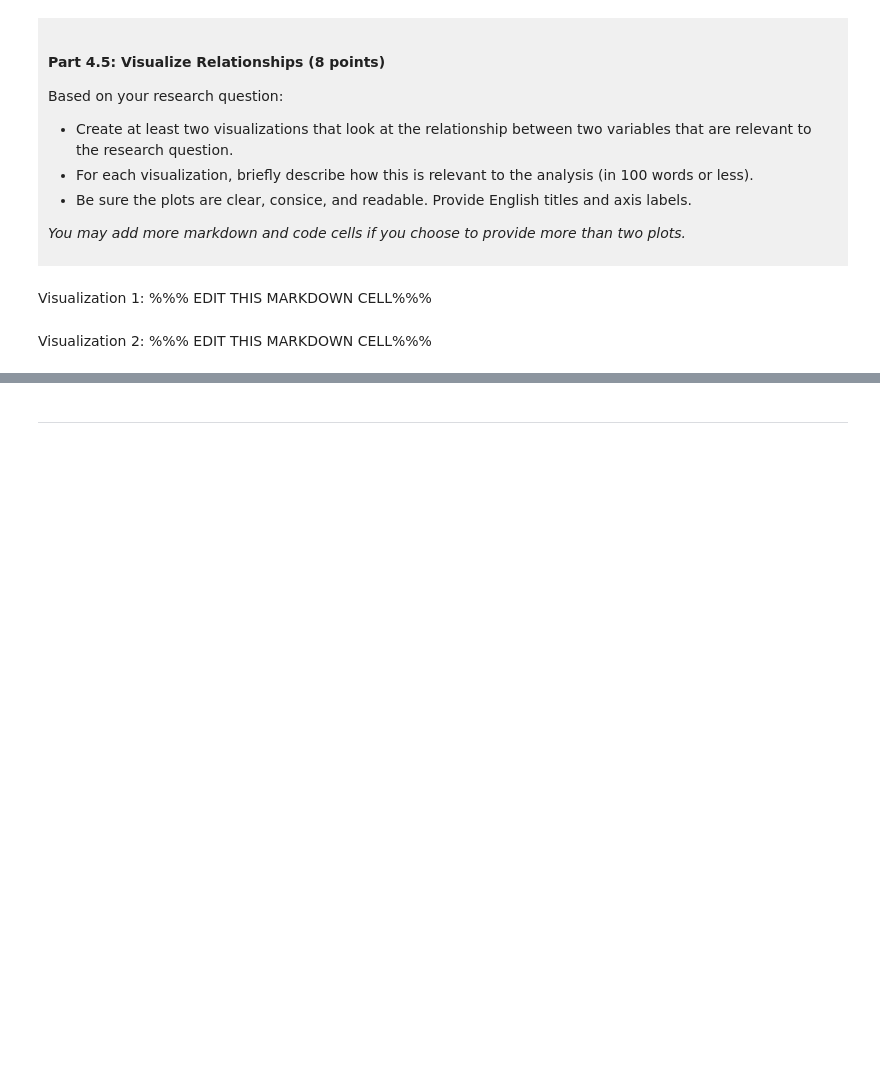
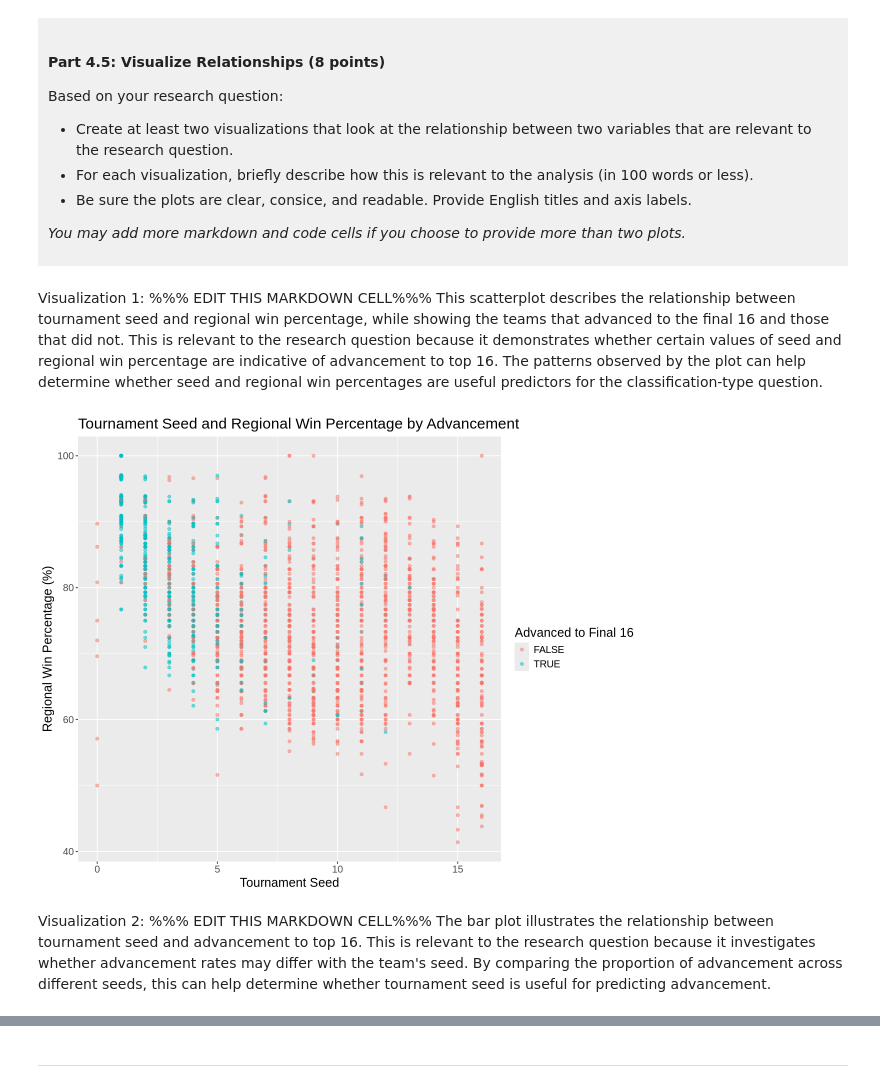
Before and after one commit to erinxr97/dsci-100-project-erin-zhang, a Jupyter notebook: dsci-100-project-notebook.ipynb, the cells around one changed output, grey strips where cells are left out. Saved outputs shown, nothing was run; the diff lists cells and outputs as text; code cells hidden in the pictures; blank space fills up the shorter version.

```diff
--- a/dsci-100-project-notebook.ipynb
+++ b/dsci-100-project-notebook.ipynb
@@ -371,9 +371,24 @@ Based on your research question:
 </div>
 # %% [markdown]
 Visualization 1: %%% EDIT THIS MARKDOWN CELL%%%
+This scatterplot describes the relationship between tournament seed and regional win percentage, while showing the teams that advanced to the final 16 and those that did not. This is relevant to the research question because it demonstrates whether certain values of seed and regional win percentage are indicative of advancement to top 16. The patterns observed by the plot can help determine whether seed and regional win percentages are useful predictors for the classification-type question.
 # %%
 ### EDIT THIS CODE CELL FOR VISUALIZATION 1###
+options(repr.plot.width = 10, repr.plot.height = 8)
+seed_reg_win_plot <- march_madness_tidy |>
+    ggplot(aes(x = seed, y = reg_wins_pct, color = advanced_to_final_16)) +
+    geom_point(alpha = 0.5) +
+    xlab("Tournament Seed") +
+    ylab("Regional Win Percentage (%)") +
+    ggtitle("Tournament Seed and Regional Win Percentage by Advancement") +
+    labs(color = "Advanced to Final 16") +
+    theme(text = element_text(size = 15))
+
+seed_reg_win_plot
+# %% [output]
+[figure, added]
 # %% [markdown]
 Visualization 2: %%% EDIT THIS MARKDOWN CELL%%%
+The bar plot illustrates the relationship between tournament seed and advancement to top 16. This is relevant to the research question because it investigates whether advancement rates may differ with the team's seed. By comparing the proportion of advancement across different seeds, this can help determine whether tournament seed is useful for predicting advancement.
 # %%
 ### EDIT THIS CODE CELL FOR VISUALIZATION 2###
```
Also changed, not shown: parts of 1 cell of this notebook.
